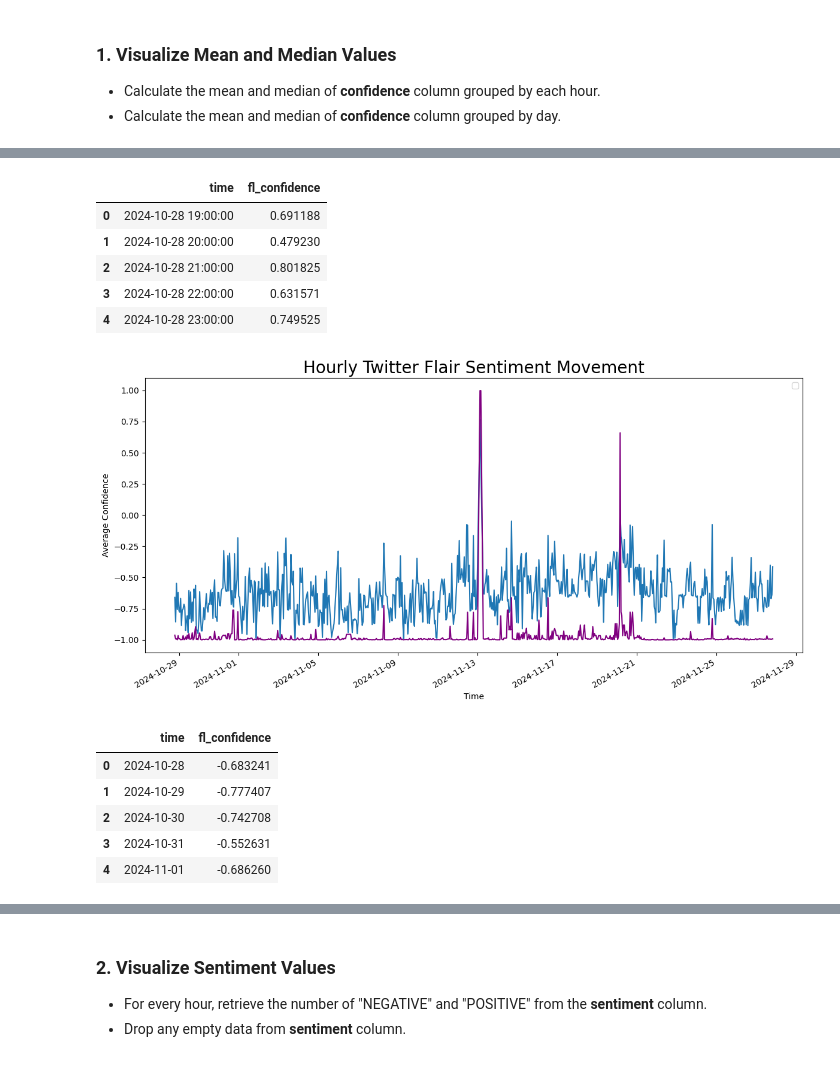
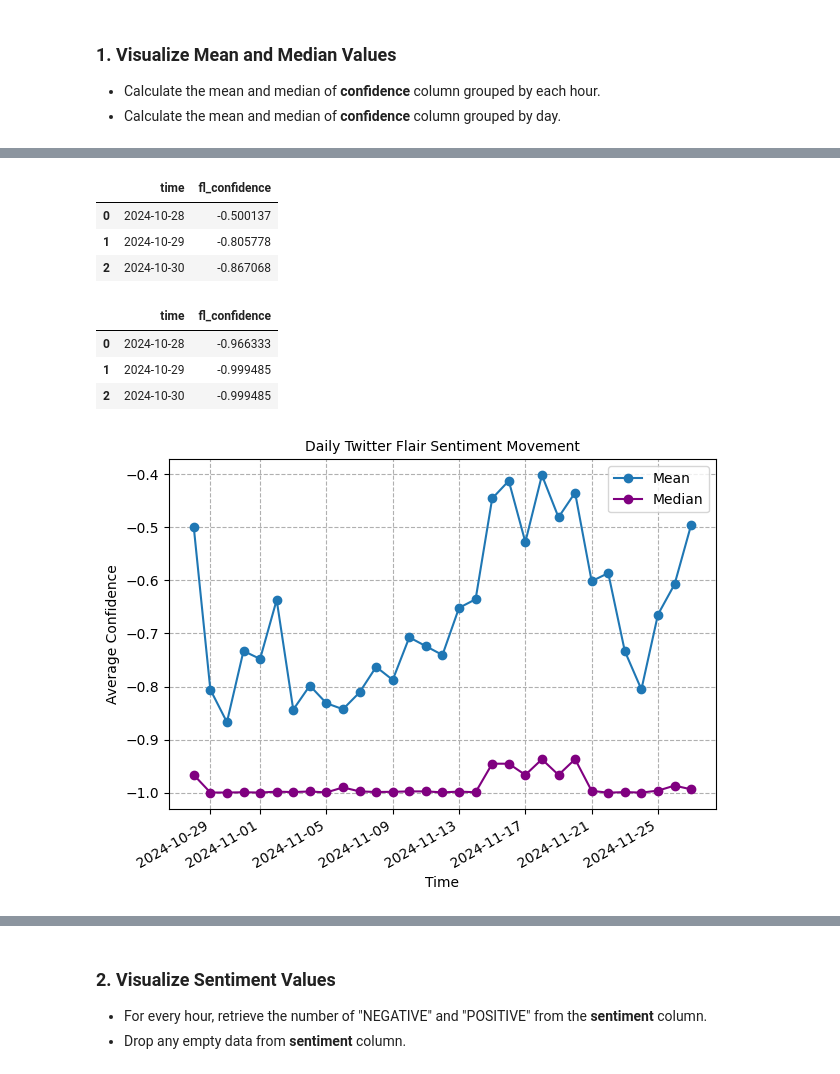
Before and after one commit to RubyQianru/Crypto-Price-and-Twitter-Sentimental-Analysis, a Jupyter notebook: main.ipynb, the cells around one changed output, grey strips where cells are left out. Cells and saved outputs as stored; diff of their text form; code cells hidden in the pictures.

```diff
--- a/main.ipynb
+++ b/main.ipynb
@@ -149,5 +311,6 @@ tw_data.to_csv('updated_twitter_data.csv', index=False)
 # %%
-tw_data = pd.read_csv('updated_twitter_data.csv')
+# Read processed Twitter dataset
+tw_data = pd.read_csv('processed_twitter_data.csv')
 tw_data.describe()
 # %% [output]
 |  | tweet_id | bookmarks | favorites | quotes | replies | retweets | fl_confidence | vd_negative | vd_neutral | ... |
@@ -211,44 +389,41 @@ f_hr_med.head()
 # %%
-# Hourly standard deviation
-f_hr_std = tw_data.groupby(
-  tw_data['time'].dt.floor('h')
-  )['fl_confidence'].std().reset_index()
+# Daily mean
+f_day_mean = tw_data.groupby(
+  tw_data['time'].dt.floor('d')
+  )['fl_confidence'].mean().reset_index()
 
-f_hr_std.head()
+f_day_mean.head(3)
 # %% [output]
 |  | time | fl_confidence |
-| 0 | 2024-10-28 19:00:00 | 0.691188 |
-| 1 | 2024-10-28 20:00:00 | 0.479230 |
-| 2 | 2024-10-28 21:00:00 | 0.801825 |
-| 3 | 2024-10-28 22:00:00 | 0.631571 |
-| 4 | 2024-10-28 23:00:00 | 0.749525 |
+| 0 | 2024-10-28 | -0.500137 |
+| 1 | 2024-10-29 | -0.805778 |
+| 2 | 2024-10-30 | -0.867068 |
+# %%
+# Daily median
+f_day_med = tw_data.groupby(
+  tw_data['time'].dt.floor('d')
+  )['fl_confidence'].median().reset_index()
+
+f_day_med.head(3)
+# %% [output]
+|  | time | fl_confidence |
+| 0 | 2024-10-28 | -0.966333 |
+| 1 | 2024-10-29 | -0.999485 |
+| 2 | 2024-10-30 | -0.999485 |
 # %%
-plt.figure(figsize=(12, 6))
+# Plot hourly twitter sentiment movement on **fl_confidence** column
+plt.figure()
 
-plt.plot(f_hr_mean['time'], f_hr_mean['fl_confidence'])
-plt.plot(f_hr_med['time'], f_hr_med['fl_confidence'], color='purple')
+plt.plot(f_day_mean['time'], f_day_mean['fl_confidence'], marker='o', label='Mean')
+plt.plot(f_day_med['time'], f_day_med['fl_confidence'], color='purple', marker='o', label='Median')
 
-plt.title('Hourly Twitter Flair Sentiment Movement', fontsize=20)
+plt.title('Daily Twitter Flair Sentiment Movement', fontsize=10)
 plt.xlabel('Time')
 plt.ylabel('Average Confidence')
 
 plt.gcf().autofmt_xdate()
 plt.tight_layout()
 plt.legend()
 plt.show()
 # %% [output]
-[figure, old version]
+[figure, new version]
-# %%
-# Daily mean
-f_day_mean = tw_data.groupby(
-  tw_data['time'].dt.floor('d')
-  )['fl_confidence'].mean().reset_index()
-
-f_day_mean.head()
-# %% [output]
-|  | time | fl_confidence |
-| 0 | 2024-10-28 | -0.683241 |
-| 1 | 2024-10-29 | -0.777407 |
-| 2 | 2024-10-30 | -0.742708 |
-| 3 | 2024-10-31 | -0.552631 |
-| 4 | 2024-11-01 | -0.686260 |
```
Also changed, not shown: parts of 130 cells of this notebook, 4 other files.
